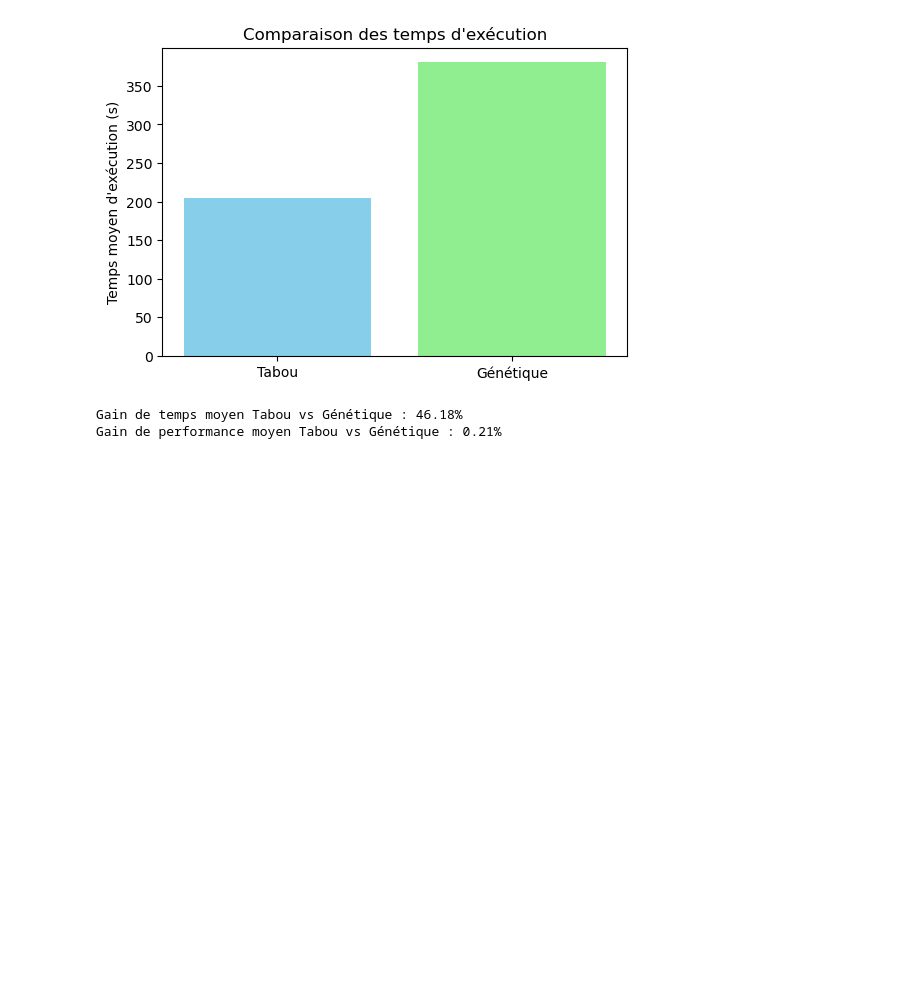
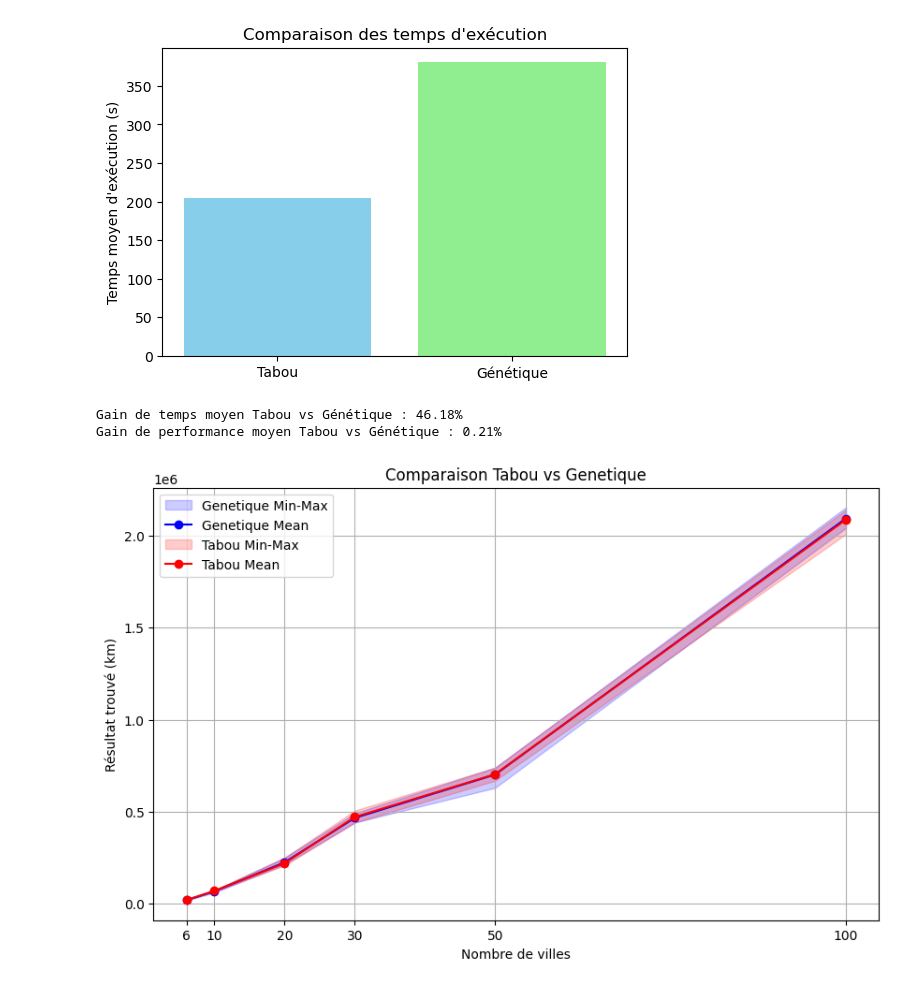
Before and after one commit to Sim0onn/ProjetOptimisation, a Jupyter notebook: Livrable.ipynb, the cells around one changed output. Saved outputs shown, nothing was run; the diff lists cells and outputs as text; code cells hidden in the pictures; blank space fills up the shorter version.

Commit message:
ajout graphiques comparaison algo génétique et tabou

```diff
--- a/Livrable.ipynb
+++ b/Livrable.ipynb
@@ -161,3 +163,47 @@ print(f"Gain de performance moyen Tabou vs Génétique : {gain_percent:.2f}%")
 [figure]
 Gain de temps moyen Tabou vs Génétique : 46.18%
 Gain de performance moyen Tabou vs Génétique : 0.21%
+# %%
+import numpy as np
+import matplotlib.pyplot as plt
+
+# Données
+algo_genetics = np.array([
+    [16736, 18735, 20318],
+    [59351, 66779, 72655],
+    [213169, 224150, 249740],
+    [440590, 465936, 490813],
+    [629359, 701520, 739108],
+    [2042670, 2094267, 2154493]
+])
+
+algo_taboo = np.array([
+    [18188, 19279, 20318],
+    [65586, 69318, 74293],
+    [206782, 219539, 249740],
+    [439942, 470935, 505820],
+    [668222, 703091, 739672],
+    [2009371, 2088105, 2141314]
+])
+
+x = [6, 10, 20, 30, 50, 100]
+
+offset = 0
+
+plt.figure(figsize=(10,6))
+
+plt.fill_between(np.array(x) - offset, algo_genetics[:,0], algo_genetics[:,2], color='blue', alpha=0.2, label='Genetique Min-Max')
+plt.plot(np.array(x) - offset, algo_genetics[:,1], 'o-', color='blue', label='Genetique Mean')
+
+plt.fill_between(np.array(x) + offset, algo_taboo[:,0], algo_taboo[:,2], color='red', alpha=0.2, label='Tabou Min-Max')
+plt.plot(np.array(x) + offset, algo_taboo[:,1], 'o-', color='red', label='Tabou Mean')
+
+plt.xlabel("Nombre de villes")
+plt.ylabel("Résultat trouvé (km)")
+plt.title("Comparaison Tabou vs Genetique")
+plt.xticks(x)
+plt.grid(True)
+plt.legend()
+plt.show()
+# %% [output]
+[figure, added]
```
Also changed, not shown: parts of 5 cells of this notebook.
